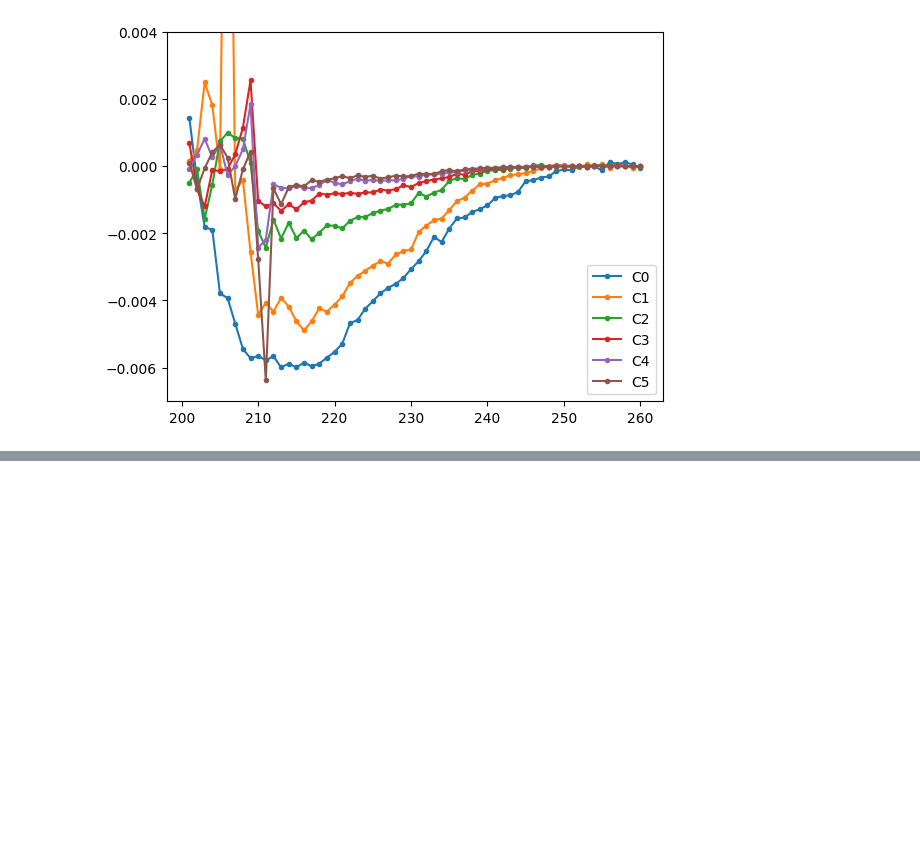
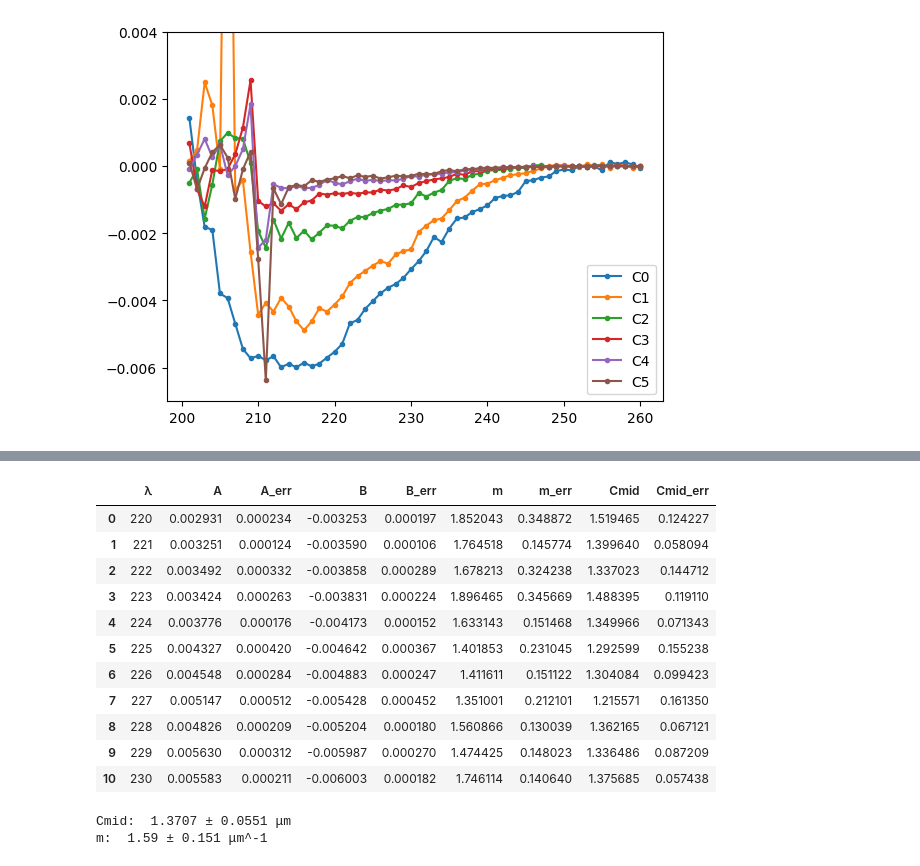
Before and after one commit to CarminatiGiovanni/LaboratorioBiofisica, a Jupyter notebook: DICROISMO/denaturazione.ipynb, the cells around one changed output, grey strips where cells are left out. Saved outputs shown, nothing was run; the diff lists cells and outputs as text; code cells hidden in the pictures; blank space fills up the shorter version.

```diff
--- a/DICROISMO/denaturazione.ipynb
+++ b/DICROISMO/denaturazione.ipynb
@@ -107,2 +115,48 @@ fig.update_layout(
 )
 fig.show()
+# %%
+from scipy.optimize import curve_fit
+
+# fit con sigmoide
+
+def sigmoid(x, A,B,m,Cmid):
+    return B + A/(1 + np.exp(-m*(x-Cmid)))
+
+fit_results = []
+
+for i in spettro_ristretto.columns[1:]:
+    C = np.array([0,1,2,3,4,5])
+    θ = spettro_ristretto[i].to_numpy()
+
+    # guess
+    A = np.abs(θ[-1] - θ[0])
+    B = θ[0]
+    m = 1.0
+    Cmid = np.mean(θ)
+
+    # fit
+    popt, pcov = curve_fit(sigmoid, C, θ, p0=[A, B, m, Cmid])
+    perr = np.sqrt(np.diag(pcov))
+    fit_results.append({
+        'λ': i,
+        'A': popt[0], 'A_err': perr[0],
+        'B': popt[1], 'B_err': perr[1],
+        'm': popt[2], 'm_err': perr[2],
+        'Cmid': popt[3], 'Cmid_err': perr[3]
+    })
+
+fit_df = pd.DataFrame(fit_results)
+display(fit_df)
+# %% [output]
+|  | λ | A | A_err | B | B_err | m | m_err | Cmid | Cmid_err |
+| 0 | 220 | 0.002931 | 0.000234 | -0.003253 | 0.000197 | 1.852043 | 0.348872 | 1.519465 | 0.124227 |
+| 1 | 221 | 0.003251 | 0.000124 | -0.003590 | 0.000106 | 1.764518 | 0.145774 | 1.399640 | 0.058094 |
+| 2 | 222 | 0.003492 | 0.000332 | -0.003858 | 0.000289 | 1.678213 | 0.324238 | 1.337023 | 0.144712 |
+| 3 | 223 | 0.003424 | 0.000263 | -0.003831 | 0.000224 | 1.896465 | 0.345669 | 1.488395 | 0.119110 |
+| 4 | 224 | 0.003776 | 0.000176 | -0.004173 | 0.000152 | 1.633143 | 0.151468 | 1.349966 | 0.071343 |
+| 5 | 225 | 0.004327 | 0.000420 | -0.004642 | 0.000367 | 1.401853 | 0.231045 | 1.292599 | 0.155238 |
+| 6 | 226 | 0.004548 | 0.000284 | -0.004883 | 0.000247 | 1.411611 | 0.151122 | 1.304084 | 0.099423 |
+| 7 | 227 | 0.005147 | 0.000512 | -0.005428 | 0.000452 | 1.351001 | 0.212101 | 1.215571 | 0.161350 |
+| 8 | 228 | 0.004826 | 0.000209 | -0.005204 | 0.000180 | 1.560866 | 0.130039 | 1.362165 | 0.067121 |
+| 9 | 229 | 0.005630 | 0.000312 | -0.005987 | 0.000270 | 1.474425 | 0.148023 | 1.336486 | 0.087209 |
+| 10 | 230 | 0.005583 | 0.000211 | -0.006003 | 0.000182 | 1.746114 | 0.140640 | 1.375685 | 0.057438 |
@@ -108,0 +292,13 @@ fig.show()
+# %%
+# stampa medie
+
+# print("Media pesata di Cmid:", mean_Cmid)
+# print("Errore sulla media pesata di Cmid:", mean_Cmid_err)
+# print("Media pesata di m:", mean_m)
+# print("Errore sulla media pesata di m:", mean_m_err)
+
+print('Cmid: ',final_val(mean_Cmid,mean_Cmid_err,4,udm='μm'))
+print('m: ',final_val(mean_m,mean_m_err,3,udm='μm^-1'))
+# %% [output]
+Cmid:  1.3707 ± 0.0551 μm
+m:  1.59 ± 0.151 μm^-1
```
Also changed, not shown: parts of 3 cells of this notebook.
